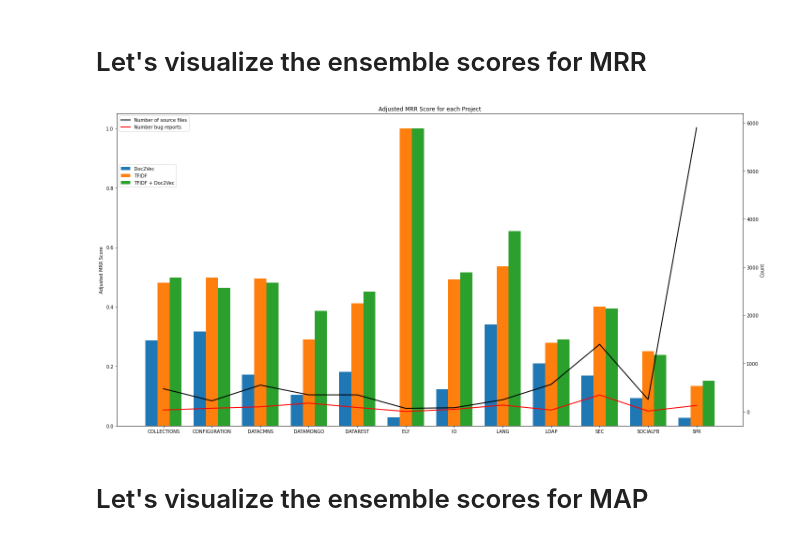
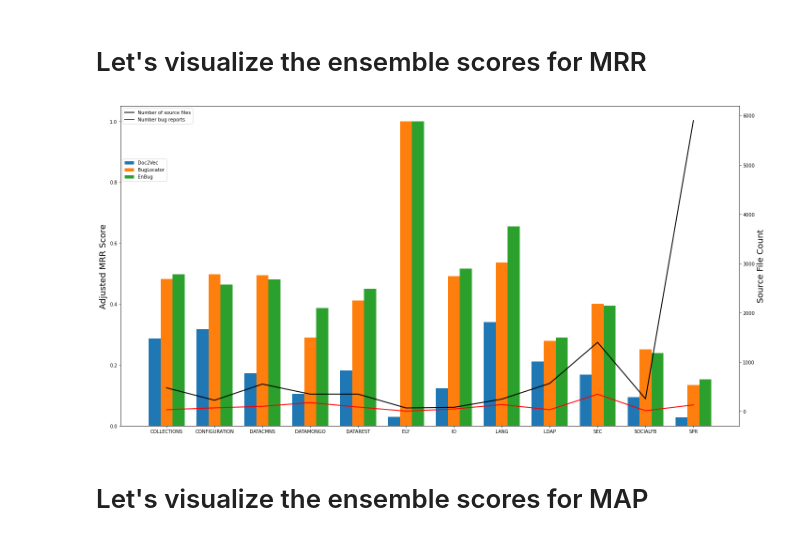
Before and after one commit to Tijunel/ENSF544-FINAL, a Jupyter notebook: Justinas_Tijunelis_ENSF544_Final.ipynb, the cells around one changed output. Drawn from its saved outputs; the diff is of its cells as text; code cells hidden in the pictures.

```diff
--- a/Justinas_Tijunelis_ENSF544_Final.ipynb
+++ b/Justinas_Tijunelis_ENSF544_Final.ipynb
@@ -1439,37 +1439,37 @@ create_ensemble(testing_reports)
 # %%
 # Get the bug and source file counts
 bug_report_counts = [(project, len(group)) for project, group in bug_reports.groupby('project')]
 source_file_counts = [(project, len(group)) for project, group in source_files.groupby('project')]
 
 # Calculate and plot the MRR
 method2_scores = calculate_scores(testing_reports, calculate_adjusted_MRR, 'adjusted_MRR', 'similarities')
 method3_scores = calculate_scores(testing_reports, calculate_adjusted_MRR, 'adjusted_MRR', 'd2v_similarities')
 project_scores = calculate_scores(testing_reports, calculate_adjusted_MRR, 'adjusted_MRR', 'ensemble_scores')
 
 # Plot the bars
 fig, ax1 = plt.subplots()
 fig.set_size_inches(20, 10)
-ax1.set_ylabel('Adjusted MRR Score')
+ax1.set_ylabel('Adjusted MRR Score', fontsize=18)
 labels = list(method2_scores.keys())
 x = np.arange(len(labels))
 width = 0.25
 ax1.bar(x - 0.25, list(method3_scores.values()), width, label="Doc2Vec", tick_label=list(method3_scores.keys()))
-ax1.bar(x + 0.0, list(method2_scores.values()), width, label="TFIDF")
-ax1.bar(x + 0.25, list(project_scores.values()), width, label="TFIDF + Doc2Vec")
+ax1.bar(x + 0.0, list(method2_scores.values()), width, label="BugLocator")
+ax1.bar(x + 0.25, list(project_scores.values()), width, label="EnBug")
 ax1.legend(loc="center left", bbox_to_anchor=(0, 0.8))
 
 ax2 = ax1.twinx()
-ax2.set_ylabel('Count')
+ax2.set_ylabel('Source File Count', fontsize=18)
 ax2.plot([p[0] for p in source_file_counts], [p[1] for p in source_file_counts], label = "Number of source files", color="black", linewidth=2)
 ax2.plot([p[0] for p in bug_report_counts], [p[1] for p in bug_report_counts], label = "Number bug reports", color="red", linewidth=2)
 ax2.legend(loc="upper center")
 
-plt.title('Adjusted MRR Score for each Project')
+#plt.title('Adjusted MRR Score for each Project')
 plt.tight_layout()
 plt.legend()
 plt.show()
 # %% [output]
-[figure, old version]
+[figure, new version]
 # %% [markdown]
 # Let's visualize the ensemble scores for MAP
 # %%
```
Also changed, not shown: parts of 10 cells of this notebook.
